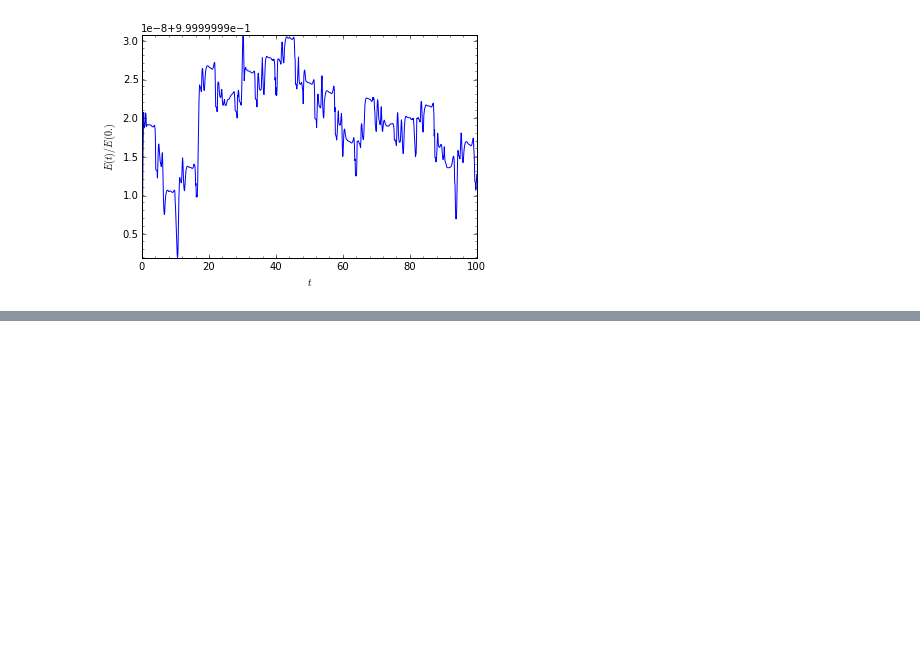
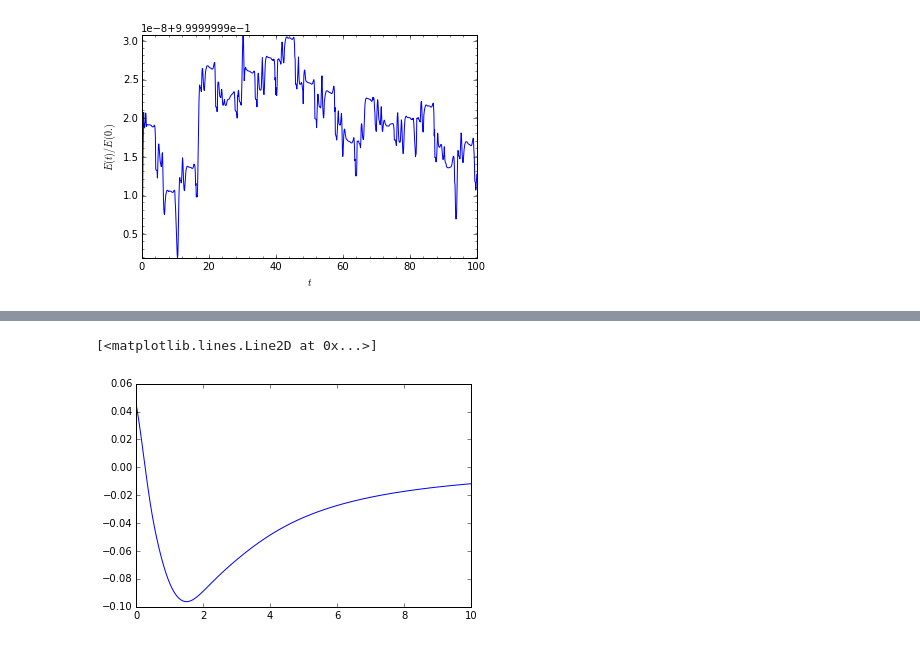
Before and after one commit to SeaifanAladdin/galpy-notebook, a Jupyter notebook: galpy/SCFPotential_forces.ipynb, the cells around one changed output, grey strips where cells are left out. Cells and saved outputs as stored; diff of their text form; code cells hidden in the pictures; blank space fills up the shorter version.

```diff
--- a/galpy/SCFPotential_forces.ipynb
+++ b/galpy/SCFPotential_forces.ipynb
@@ -108,0 +124,5 @@ o.plotE(normed=True)
+# %%
+plt.plot(z, scf.zforce(1,z,nu.pi))
+# %% [output]
+[<matplotlib.lines.Line2D at 0x...>]
+[figure, added]
```
Also changed, not shown: parts of 5 cells of this notebook.
